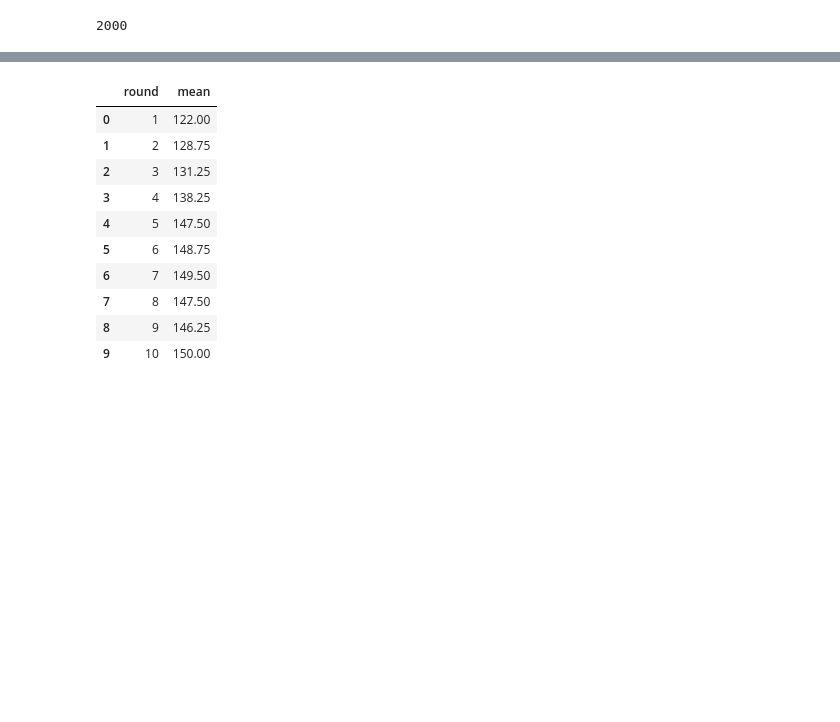
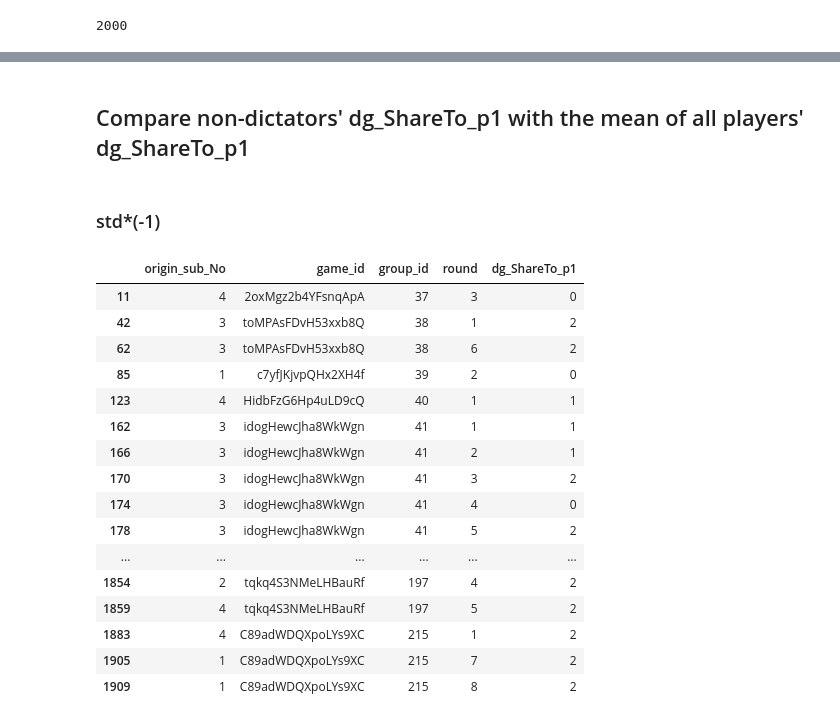
Before and after one commit to only18days/face_meteor_analysis, a Jupyter notebook: face_meteor_pilot_analysis_Chloe_v4.ipynb, the cells around one changed output, grey strips where cells are left out. Drawn from its saved outputs; the diff is of its cells as text; code cells hidden in the pictures; blank space fills up the shorter version.

```diff
--- a/face_meteor_pilot_analysis_Chloe_v4.ipynb
+++ b/face_meteor_pilot_analysis_Chloe_v4.ipynb
@@ -79,0 +186,3 @@ Four times of sd of all dictator is: 221.79189078052423
+# %%
+mean_dg = np.mean(df['dg_ShareTo_p1'])
+mean_dg
@@ -79,0 +191,3 @@ Four times of sd of all dictator is: 221.79189078052423
+# %%
+sd_dg = np.std(df['dg_ShareTo_p1'])
+sd_dg
@@ -93,0 +198,4 @@ The sd of all non-dictator is: 28.047859922322456
+# %%
+# 寫出每一round的non-dictator的dg_ShareTo_p1。（總共有：8 rounds * 3 non-dictators * 50 groups = 1200）
+nondic_dg = dat[["origin_sub_No","game_id","group_id","round","dg_ShareTo_p1"]]
+nondic_dg
@@ -93,0 +216,31 @@ The sd of all non-dictator is: 28.047859922322456
+# %% [markdown]
+## Compare non-dictators' dg_ShareTo_p1 with the mean of all players' dg_ShareTo_p1
+# %% [markdown]
+### std*(-1)
+# %%
+# 低於dg_ShareTo_p1的平均值一個標準差
+# nondic_dg < mean_dg - sd_dg*1
+comp_2 = mean_dg - sd_dg*1
+mask_2 = nondic_dg['dg_ShareTo_p1'] < comp_2
+collapse_3 = nondic_dg[mask_2]
+v4_collapsed_id_2 = set(collapse_3['game_id'].values)
+
+collapse_3
+# %% [output]
+|  | origin_sub_No | game_id | group_id | round | dg_ShareTo_p1 |
+| 11 | 4 | 2oxMgz2b4YFsnqApA | 37 | 3 | 0 |
+| 42 | 3 | toMPAsFDvH53xxb8Q | 38 | 1 | 2 |
+| 62 | 3 | toMPAsFDvH53xxb8Q | 38 | 6 | 2 |
+| 85 | 1 | c7yfJKjvpQHx2XH4f | 39 | 2 | 0 |
+| 123 | 4 | HidbFzG6Hp4uLD9cQ | 40 | 1 | 1 |
+| 162 | 3 | idogHewcJha8WkWgn | 41 | 1 | 1 |
+| 166 | 3 | idogHewcJha8WkWgn | 41 | 2 | 1 |
+| 170 | 3 | idogHewcJha8WkWgn | 41 | 3 | 2 |
+| 174 | 3 | idogHewcJha8WkWgn | 41 | 4 | 0 |
+| 178 | 3 | idogHewcJha8WkWgn | 41 | 5 | 2 |
+| ... | ... | ... | ... | ... | ... |
+| 1854 | 2 | tqkq4S3NMeLHBauRf | 197 | 4 | 2 |
+| 1859 | 4 | tqkq4S3NMeLHBauRf | 197 | 5 | 2 |
+| 1883 | 4 | C89adWDQXpoLYs9XC | 215 | 1 | 2 |
+| 1905 | 1 | C89adWDQXpoLYs9XC | 215 | 7 | 2 |
+| 1909 | 1 | C89adWDQXpoLYs9XC | 215 | 8 | 2 |
@@ -94,29 +251,17 @@ The sd of all non-dictator is: 28.047859922322456
 # %%
 #Estimate the mean of PGG score for one group.
 
-lst_round = []
-lst_mean = []
+# lst_round = []
+# lst_mean = []
 
-for i in range(1,11):
-    a = data[data['round']== i]
-    lst_round.append(i)
-    lst_mean.append(np.mean(a['pgg_score']))
+# for i in range(1,11):
+#     a = data[data['round']== i]
+#     lst_round.append(i)
+#     lst_mean.append(np.mean(a['pgg_score']))
 
-    df = pd.DataFrame({'round': lst_round , 'mean': lst_mean})
-    i += 1
-df
+#     df = pd.DataFrame({'round': lst_round , 'mean': lst_mean})
+#     i += 1
+# df
-# %% [output]
-|  | round | mean |
-| 0 | 1 | 122.00 |
-| 1 | 2 | 128.75 |
-| 2 | 3 | 131.25 |
-| 3 | 4 | 138.25 |
-| 4 | 5 | 147.50 |
-| 5 | 6 | 148.75 |
-| 6 | 7 | 149.50 |
-| 7 | 8 | 147.50 |
-| 8 | 9 | 146.25 |
-| 9 | 10 | 150.00 |
 # %%
 # # Estimate the mean & std of PGG score for one group.
 
```
Also changed, not shown: parts of 32 cells of this notebook.
